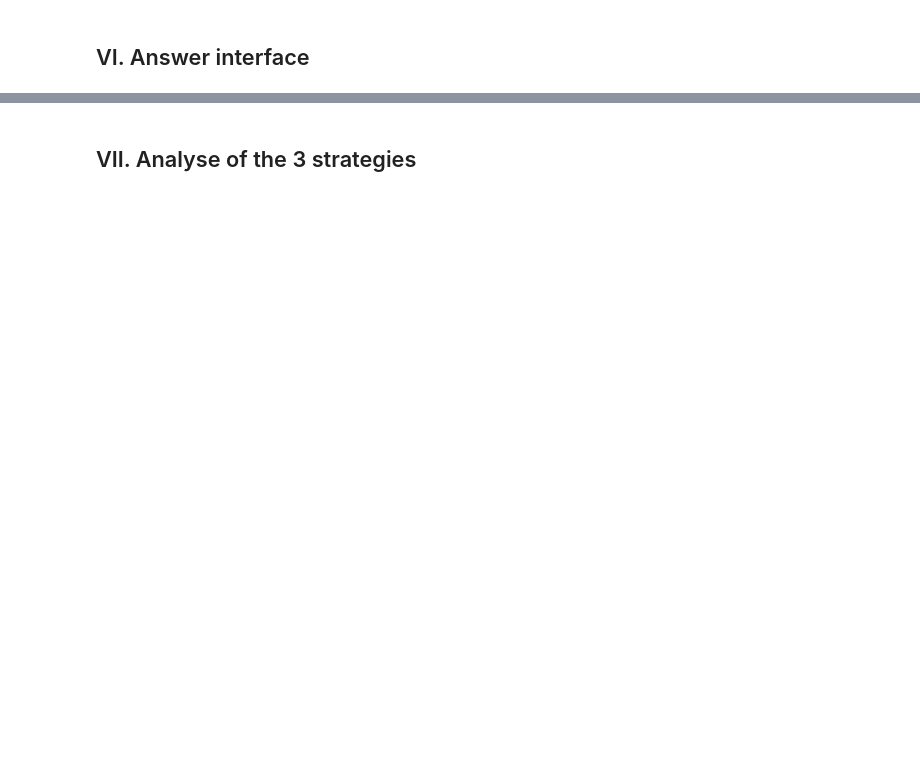
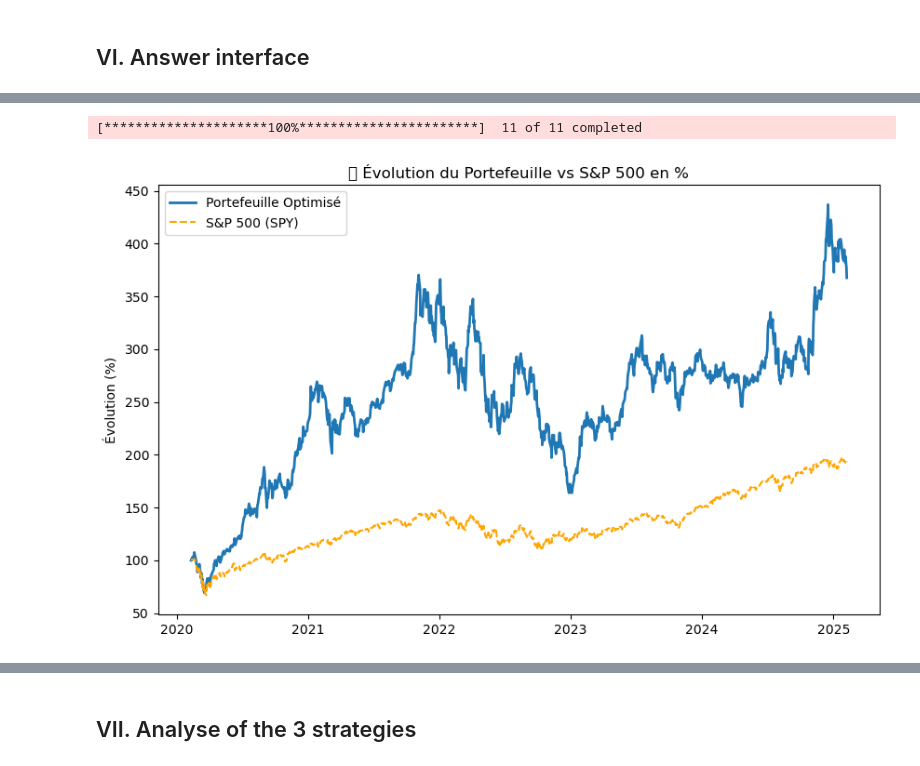
Before and after one commit to Arthurnoo/Markowitz_Portfolio_Sim, a Jupyter notebook: portfolio_optimizer_tutorial.ipynb, the cells around one changed output, grey strips where cells are left out. Drawn from its saved outputs; the diff is of its cells as text; code cells hidden in the pictures; blank space fills up the shorter version.

```diff
--- a/portfolio_optimizer_tutorial.ipynb
+++ b/portfolio_optimizer_tutorial.ipynb
@@ -82,0 +316,25 @@ Finally, the `portfolio_optimizer_tutorial.ipynb` file serves as an interactive
+# %%
+tickers = list(annualized_returns_close.index) + ["SPY"]
+stock_data = yf.download(tickers, period="5y")["Close"]
+
+if stock_data.isnull().values.any():
+    print("⚠️ Des valeurs manquantes ont été détectées. Elles seront supprimées.")
+    stock_data = stock_data.dropna()
+
+weighted_prices = stock_data[annualized_returns_close.index].mul(optimal_weights, axis=1)
+portfolio_value = weighted_prices.sum(axis=1)
+
+portfolio_returns = (portfolio_value / portfolio_value.iloc[0]) * 100
+spy_returns = (stock_data["SPY"] / stock_data["SPY"].iloc[0]) * 100
+
+fig, ax = plt.subplots(figsize=(10, 6))
+ax.plot(portfolio_returns, label="Portefeuille Optimisé", linewidth=2)
+ax.plot(spy_returns, label="S&P 500 (SPY)", linestyle="dashed", color="orange")
+
+ax.set_title("📈 Évolution du Portefeuille vs S&P 500 en %")
+ax.set_ylabel("Évolution (%)")
+ax.legend()
+plt.show()
+# %% [output]
+[*********************100%***********************]  11 of 11 completed
+[figure, added]
```
Also changed, not shown: parts of 21 cells of this notebook, 2 other files.
